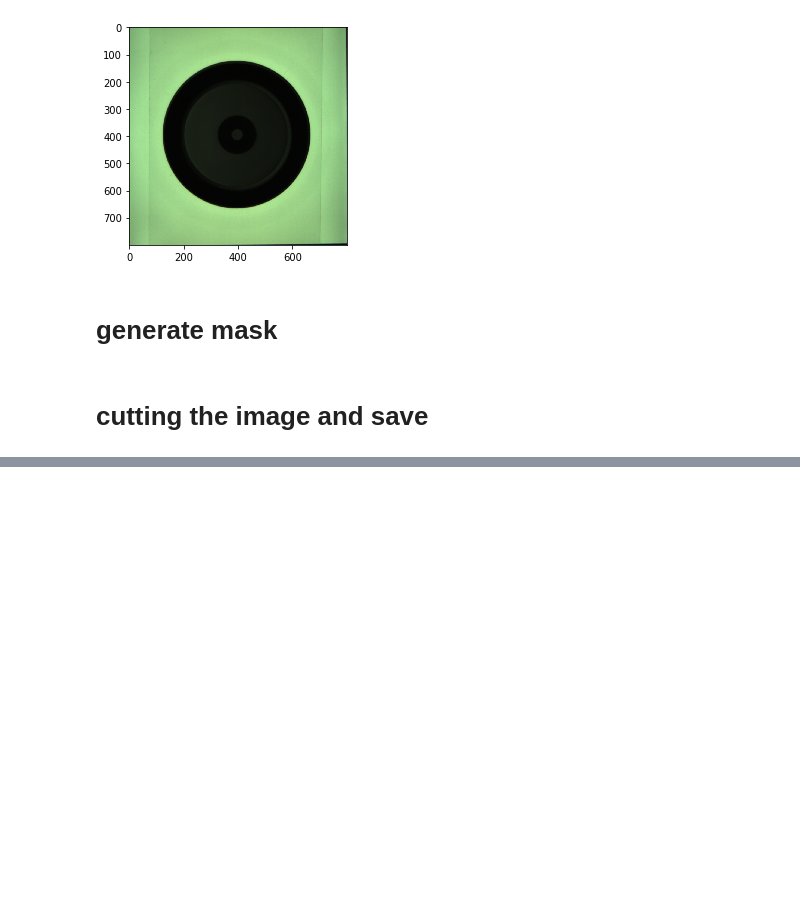
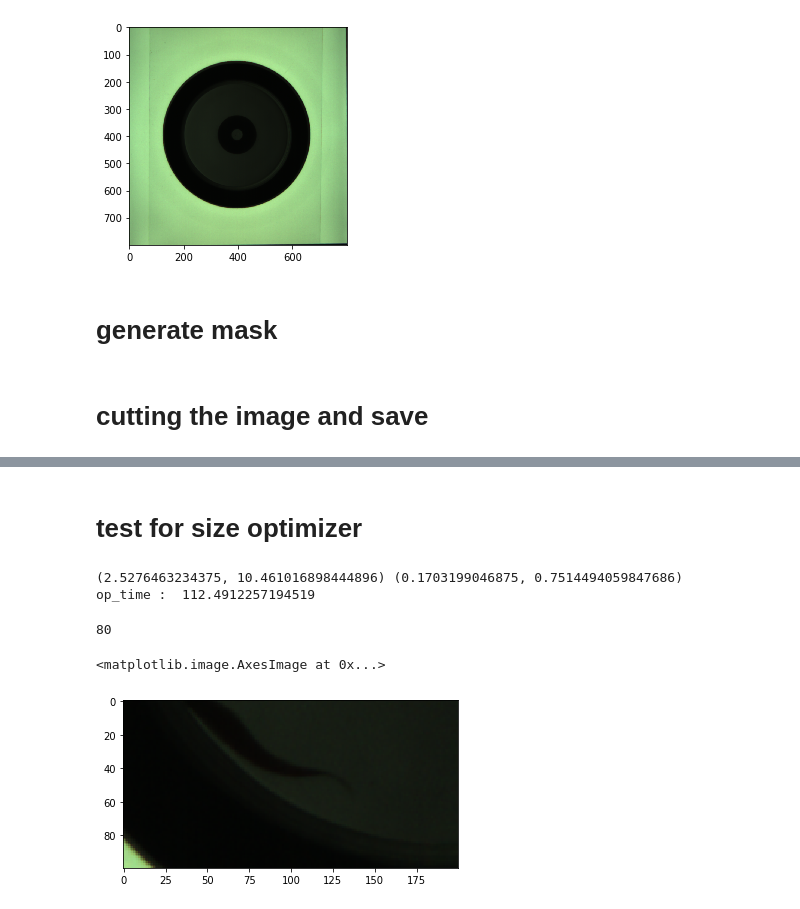
Before and after one commit to isis0517/ZippedFish, a Jupyter notebook: compress_alpha.ipynb, the cells around one changed output, grey strips where cells are left out. Cells and saved outputs as stored; diff of their text form; code cells hidden in the pictures; blank space fills up the shorter version.

Commit message:
add the optimizer into the code, and improve the code

```diff
--- a/compress_alpha.ipynb
+++ b/compress_alpha.ipynb
@@ -283,0 +399,19 @@ group_len = 1000
+# %%
+tnum = np.random.randint(len(flist),size=1000)
+tlist=[]
+for s in tnum:
+    tlist.append(flist[s])
+
+test = tiff.TiffSequence(tlist).asarray()
+
+outer_mean, outer_std = mean_generater(test, background, outer_mask)
+inner_mean, inner_std = mean_generater(test, background, inner_mask)
+
+
+# size 決定要切成多大
+size = optimizer(test, back.background, inner_mask, outer_mask)
+# 每次迴圈處理幾個image(一次讀入的數量，注意記憶體大小)
+group_len = 1000
+
+print("op_size : ", size)
+#flist = flist[0:5000]
@@ -362,0 +508,2 @@ with open(os.path.join(savepath, "save.config"), 'w', newline='') as jsonfile:
+# %% [markdown]
+# test for size optimizer
@@ -362,0 +584,20 @@ with open(os.path.join(savepath, "save.config"), 'w', newline='') as jsonfile:
+# %%
+tnum = np.random.randint(len(flist),size=1000)
+tlist=[]
+for s in tnum:
+    tlist.append(flist[s])
+
+test = tiff.TiffSequence(tlist).asarray()
+# %%
+
+print((outer_mean, outer_std),(inner_mean, inner_std))
+optimizer(test, back.background, inner_mask, outer_mask)
+# %% [output]
+(2.5276463234375, 10.461016898444896) (0.1703199046875, 0.7514494059847686)
+op_time :  112.4912257194519
+80
+# %%
+plt.imshow(test[10][500:600,200:400])
+# %% [output]
+<matplotlib.image.AxesImage at 0x...>
+[figure, added]
```
Also changed, not shown: parts of 6 cells of this notebook, 1 other file.
